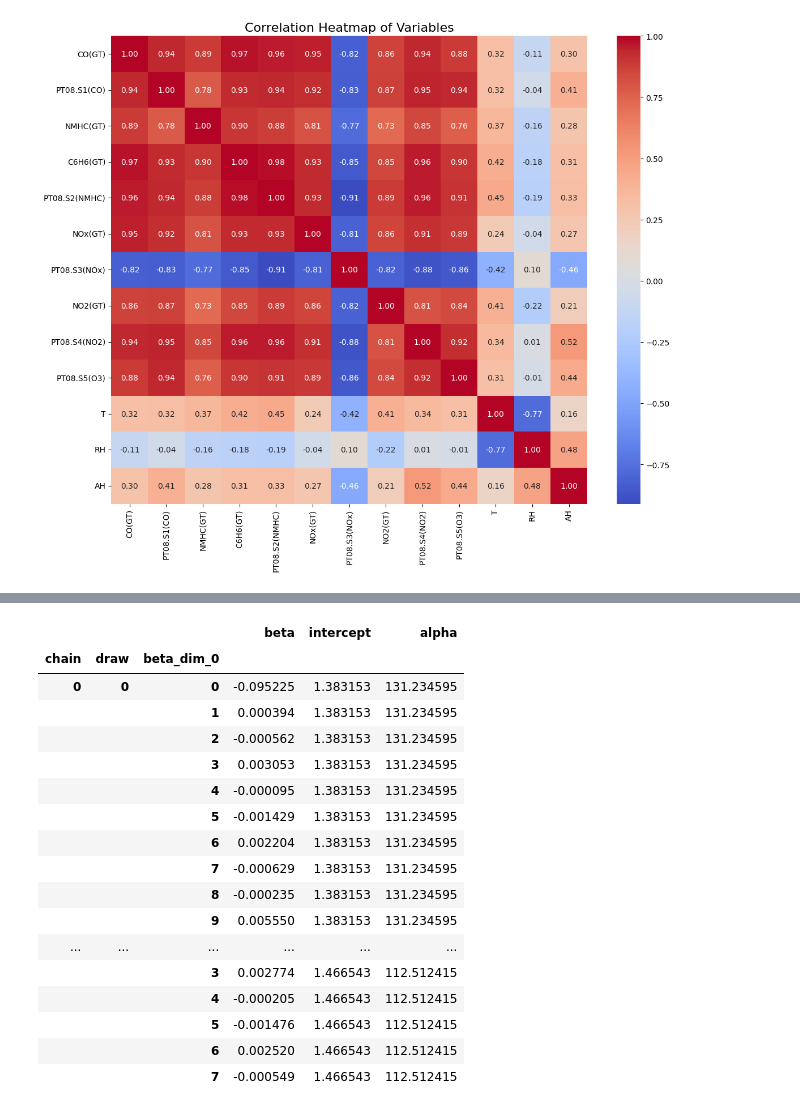
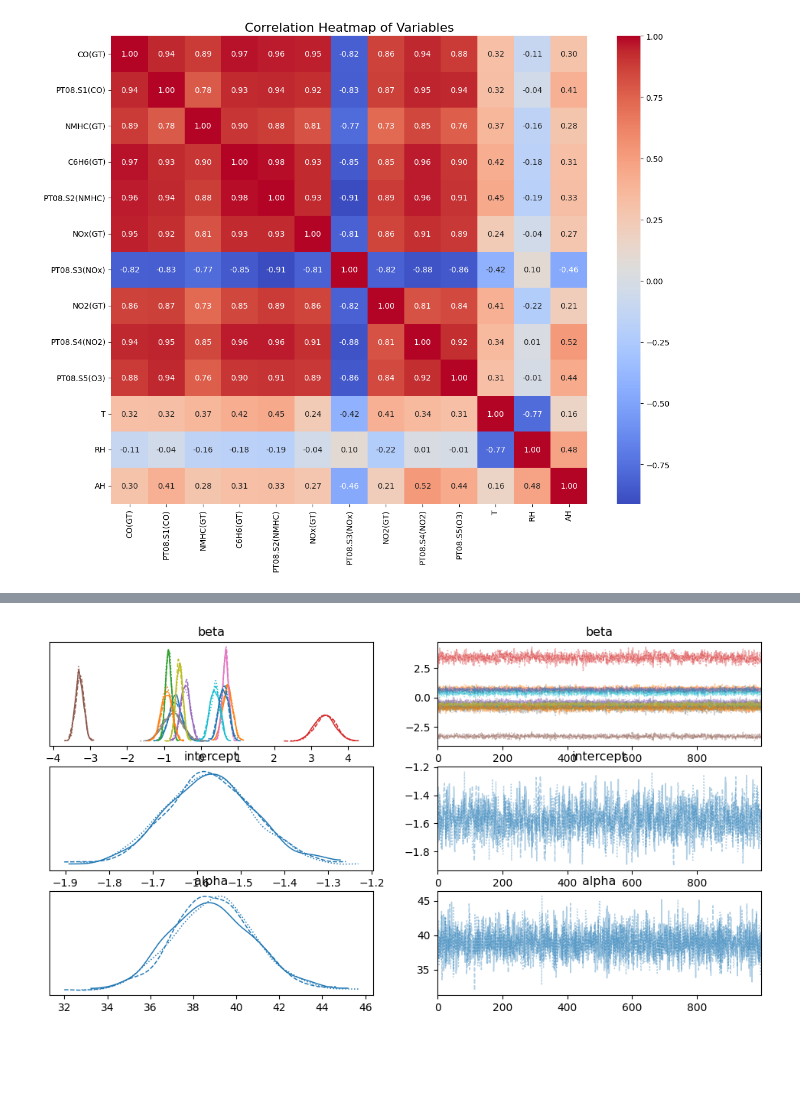
Before and after one commit to alcatraz47/Bayesian_Analysis_on_AQI, a Jupyter notebook: new_model_dev.ipynb, the cells around one changed output, grey strips where cells are left out. Cells and saved outputs as stored; diff of their text form; code cells hidden in the pictures; blank space fills up the shorter version.

Commit message:
new models and plots added

```diff
--- a/new_model_dev.ipynb
+++ b/new_model_dev.ipynb
@@ -44,5 +46,10 @@ Index(['CO(GT)', 'PT08.S1(CO)', 'NMHC(GT)', 'C6H6(GT)', 'PT08.S2(NMHC)',
        'NOx(GT)', 'PT08.S3(NOx)', 'NO2(GT)', 'PT08.S4(NO2)', 'PT08.S5(O3)',
        'T', 'RH', 'AH'],
       dtype='object')
+# %%
+# initialising min max scaler
+scaler = MinMaxScaler()
+scaled_data = scaler.fit_transform(data)
+scaled_data = pd.DataFrame(scaled_data, columns=data.columns)
 # %%
 # Calculate the correlation matrix
@@ -64,11 +71,12 @@ predictor_variables = ['CO(GT)', 'PT08.S1(CO)', 'NMHC(GT)', 'PT08.S2(NMHC)', 'NO
                     'NO2(GT)', 'PT08.S4(NO2)', 'PT08.S5(O3)', 'T', 'RH', 'AH']
 
 # Subset the data to include only the target and predictor variables
-data = data[[target_variable] + predictor_variables].dropna()
+# data = data[[target_variable] + predictor_variables].dropna()
+scaled_data = scaled_data[[target_variable] + predictor_variables].dropna()
 
 # Prepare predictors and target
-X = data[predictor_variables]
-y = data[target_variable]
+X = scaled_data[predictor_variables]
+y = scaled_data[target_variable]
 
 # Ensure the target variable contains only positive values
 if (y <= 0).any():
@@ -95,9 +103,9 @@ with pm.Model() as gamma_model:
     initial_point["intercept"] = np.log(np.mean(y))  # Approximate initial intercept
 
     # Sampling
-    idata = pm.sample(1000, tune=500, init="adapt_diag", start=initial_point, return_inferencedata=True)
+    idata = pm.sample(1000, tune=500, init="adapt_diag", start=initial_point)#, return_inferencedata=True
 
 # Summarize the posterior
-summary = idata.posterior.to_dataframe()
-summary.head()
+summary = idata.posterior#.to_dataframe()
+# summary.head()
 # %% [output]
@@ -117,21 +119,8 @@ We recommend running at least 4 chains for robust computation of convergence dia
-# %%
-summary.head(20)
-# %% [output]
-|  |  |  | beta | intercept | alpha |
-| chain | draw | beta_dim_0 |  |  |  |
-| 0 | 0 | 0 | -0.095225 | 1.383153 | 131.234595 |
-|  |  | 1 | 0.000394 | 1.383153 | 131.234595 |
-|  |  | 2 | -0.000562 | 1.383153 | 131.234595 |
-|  |  | 3 | 0.003053 | 1.383153 | 131.234595 |
-|  |  | 4 | -0.000095 | 1.383153 | 131.234595 |
-|  |  | 5 | -0.001429 | 1.383153 | 131.234595 |
-|  |  | 6 | 0.002204 | 1.383153 | 131.234595 |
-|  |  | 7 | -0.000629 | 1.383153 | 131.234595 |
-|  |  | 8 | -0.000235 | 1.383153 | 131.234595 |
-|  |  | 9 | 0.005550 | 1.383153 | 131.234595 |
-| ... | ... | ... | ... | ... | ... |
-|  |  | 3 | 0.002774 | 1.466543 | 112.512415 |
-|  |  | 4 | -0.000205 | 1.466543 | 112.512415 |
-|  |  | 5 | -0.001476 | 1.466543 | 112.512415 |
-|  |  | 6 | 0.002520 | 1.466543 | 112.512415 |
-|  |  | 7 | -0.000549 | 1.466543 | 112.512415 |
+# %%
+# Save and display posterior diagnostics
+# posterior_summary = az.summary(summary)
+az.plot_trace(summary) #, var_names=scaled_data.columns
+# plt.savefig("traceplot_beta_intercept_alpha.png")
+plt.show()
+# %% [output]
+[figure, added]
```
Also changed, not shown: parts of 14 cells of this notebook, 17 other files.
